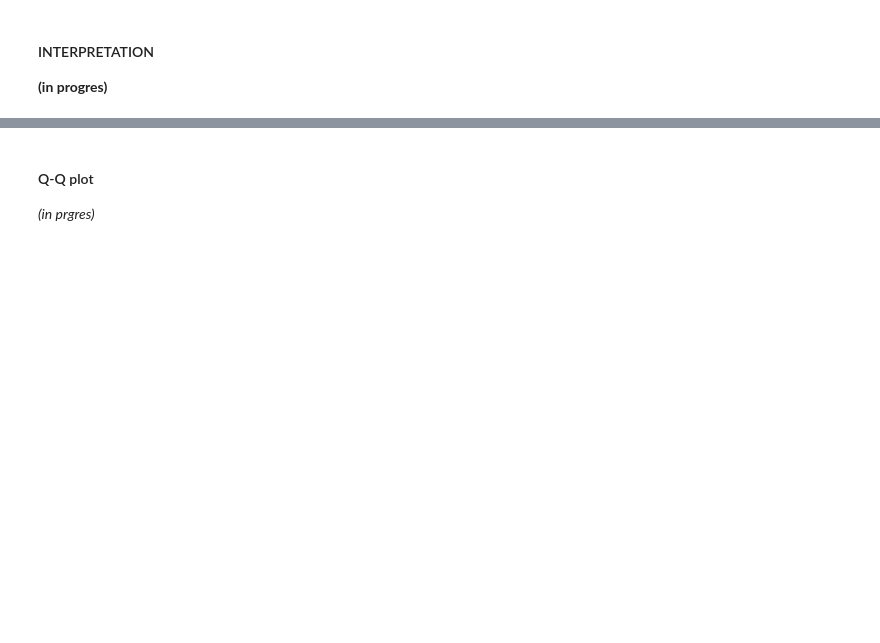
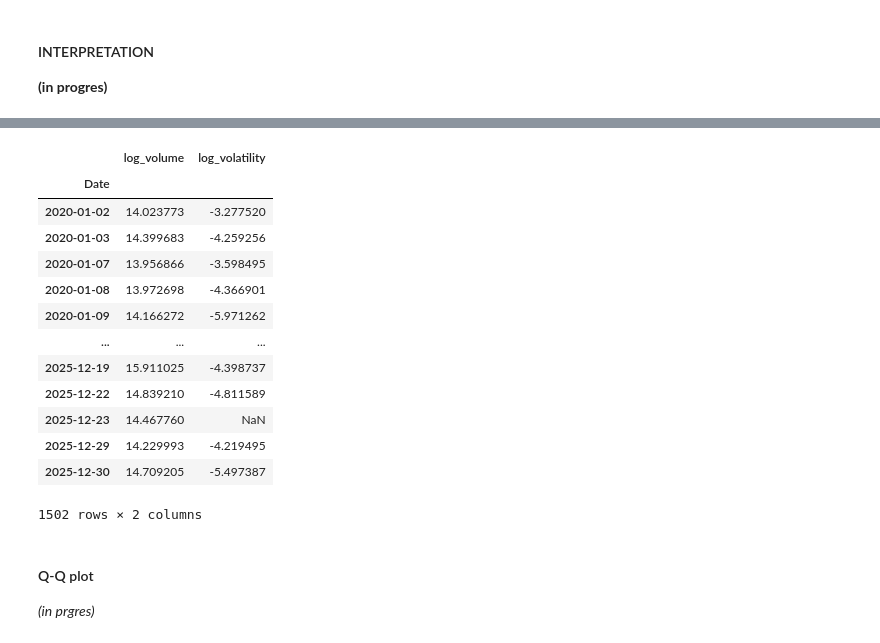
Before and after one commit to studzinskimilosz/mathematical-and-statistical-analysis, a Jupyter notebook: notebook/notebook.ipynb, the cells around one changed output, grey strips where cells are left out. Saved outputs shown, nothing was run; the diff lists cells and outputs as text; code cells hidden in the pictures; blank space fills up the shorter version.

```diff
--- a/notebook/notebook.ipynb
+++ b/notebook/notebook.ipynb
@@ -349,0 +354,6 @@ plt.show()
+# %%
+log_volume = df['Volume']['PGE.WA']
+log_volume.replace(0, np.nan, inplace=True)
+log_volume.dropna(inplace=True)
+log_volume = np.log(log_volume)
+log_volume
@@ -349,0 +374,6 @@ plt.show()
+# %%
+log_volatility = log_returns.abs()
+log_volatility.replace(0, np.nan, inplace=True)
+log_volatility.dropna(inplace=True)
+log_volatility = np.log(log_volatility)
+log_volatility
@@ -350,3 +394,25 @@ plt.show()
+# %%
+corr_data_log = pd.DataFrame({
+    'log_volume': log_volume,
+    'log_volatility': log_volatility,
+})
+
+corr_data_log
+# %% [output]
+|  | log_volume | log_volatility |
+| Date |  |  |
+| 2020-01-02 | 14.023773 | -3.277520 |
+| 2020-01-03 | 14.399683 | -4.259256 |
+| 2020-01-07 | 13.956866 | -3.598495 |
+| 2020-01-08 | 13.972698 | -4.366901 |
+| 2020-01-09 | 14.166272 | -5.971262 |
+| ... | ... | ... |
+| 2025-12-19 | 15.911025 | -4.398737 |
+| 2025-12-22 | 14.839210 | -4.811589 |
+| 2025-12-23 | 14.467760 | NaN |
+| 2025-12-29 | 14.229993 | -4.219495 |
+| 2025-12-30 | 14.709205 | -5.497387 |
+1502 rows × 2 columns
 # %% [markdown]
 #### Q-Q plot
 *(in prgres)*
```
Also changed, not shown: parts of 10 cells of this notebook.
